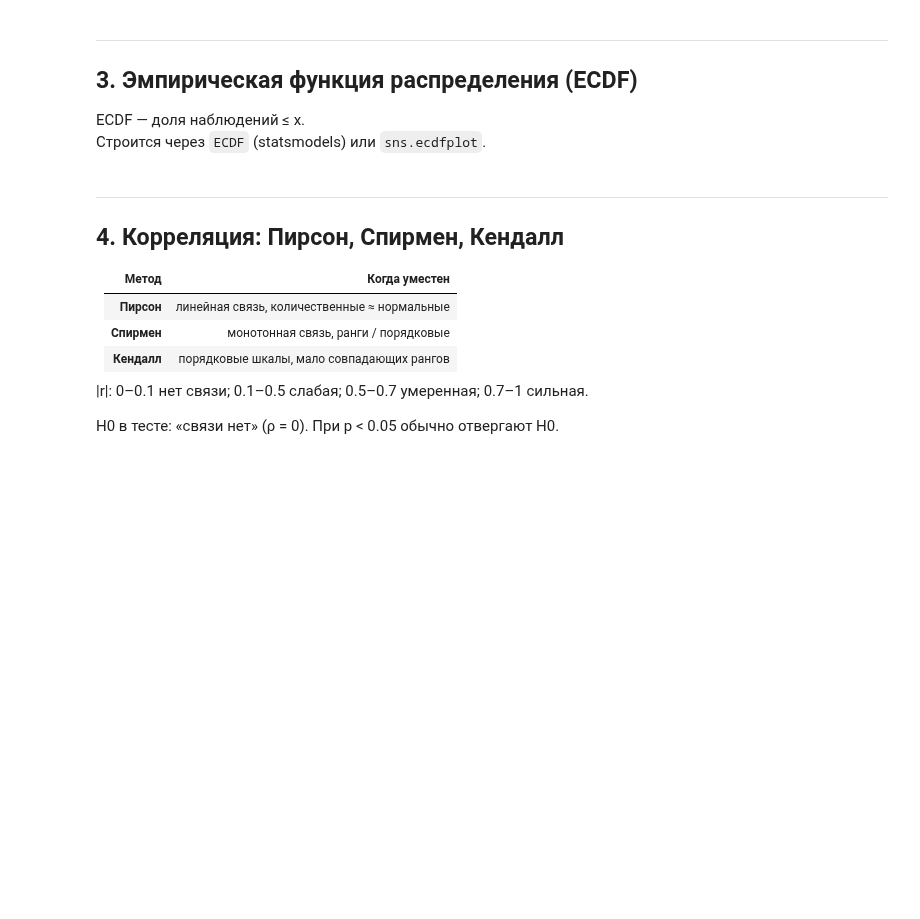
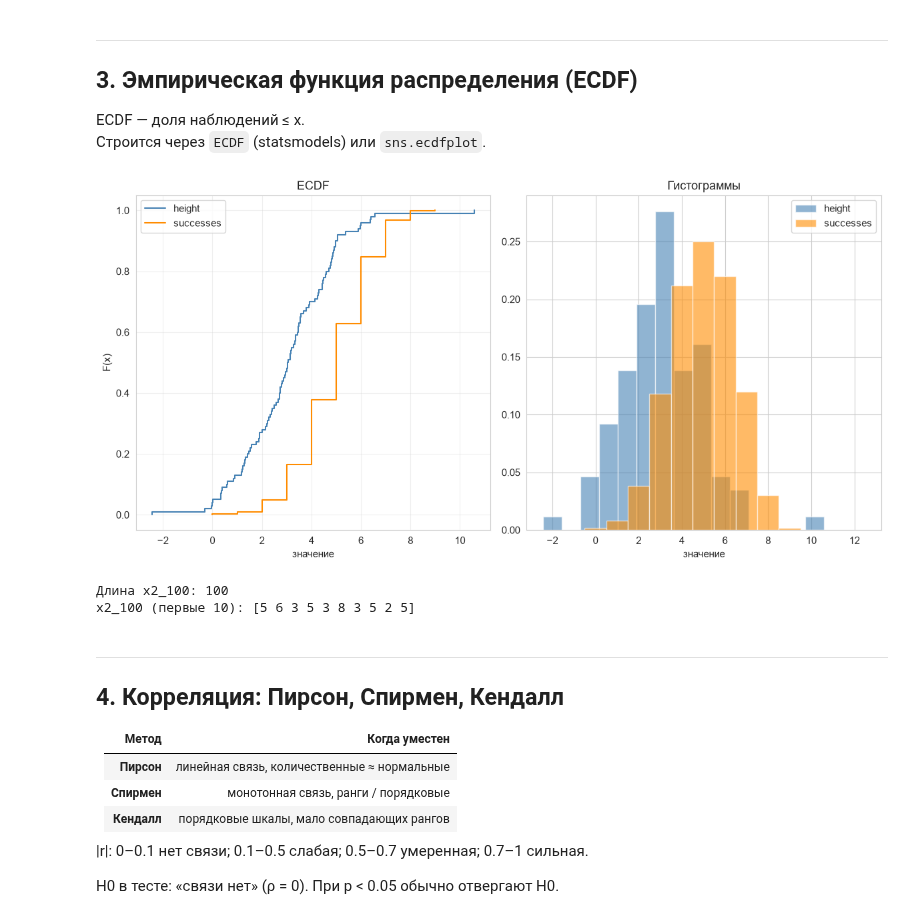
Before and after one commit to Qweeckusha/big_data_vvsu, a Jupyter notebook: practices/lab5/Task_05_Correlation_Python.ipynb, the cells around one changed output. Drawn from its saved outputs; the diff is of its cells as text; code cells hidden in the pictures; blank space fills up the shorter version.

```diff
--- a/practices/lab5/Task_05_Correlation_Python.ipynb
+++ b/practices/lab5/Task_05_Correlation_Python.ipynb
@@ -31,9 +31,9 @@ np.random.seed(7)
 
 **Демо:** «рост» $N(170,\,8)$, $n = 80$.
 # %%
-height = stats.norm.rvs(loc=170, scale=8, size=80)
+x1 = stats.norm.rvs(loc=3, scale=2, size=100)
 
-print("Первые 8:", height[:8].round(2))
-print(f"mean = {height.mean():.3f}")
-print(f"sd   = {height.std(ddof=1):.3f}")
-print(f"var  = {height.var(ddof=1):.3f}")
+print("Первые 8:", x1[:8].round(2))
+print(f"среднее mean                = {x1.mean():.3f}")
+print(f"Стандартное отклонение sd   = {x1.std(ddof=1):.3f}")
+print(f"дисперсия var               = {x1.var(ddof=1):.3f}")
@@ -45,7 +50,11 @@ print(f"var  = {height.var(ddof=1):.3f}")
 
 **Демо:** число успехов в 12 испытаниях, $p=0.4$, объём 200.
 # %%
-successes = stats.binom.rvs(n=12, p=0.4, size=200)
+x2 = stats.binom.rvs(n=10, p=0.5, size=500)
 
-print("Первые 15:", successes[:15])
-print(pd.Series(successes).describe())
+print("Первые 15:", x2[:15])
+print(f"среднее mean                = {x2.mean():.3f}")
+print(f"Стандартное отклонение sd   = {x2.std(ddof=1):.3f}")
+print(f"дисперсия var               = {x2.var(ddof=1):.3f}")
+print('Series: ')
+print(pd.Series(x2).describe())
@@ -56,28 +80,38 @@ print(pd.Series(successes).describe())
 ECDF — доля наблюдений ≤ x.
 Строится через `ECDF` (statsmodels) или `sns.ecdfplot`.
 # %%
-ecdf_h = ECDF(height)
-ecdf_s = ECDF(successes)
+ecdf_h = ECDF(x1)
+ecdf_s = ECDF(x2)
 
-fig, axes = plt.subplots(1, 2, figsize=(12, 4))
+fig, axes = plt.subplots(1, 2, figsize=(12, 6))
 
 axes[0].step(ecdf_h.x, ecdf_h.y, where="post", color="steelblue", label="height")
 axes[0].step(ecdf_s.x, ecdf_s.y, where="post", color="darkorange", label="successes")
 axes[0].set_title("ECDF")
 axes[0].set_xlabel("значение")
 axes[0].set_ylabel("F(x)")
 axes[0].legend()
 axes[0].grid(True, alpha=0.3)
 
-axes[1].hist(height, bins=15, density=True, alpha=0.6, color="steelblue", label="height")
-axes[1].hist(successes, bins=range(0, 14), density=True, alpha=0.6,
+axes[1].hist(x1, bins=15, density=True, alpha=0.6, color="steelblue", label="height")
+axes[1].hist(x2, bins=range(0, 14), density=True, alpha=0.6,
              color="darkorange", align="left", label="successes")
 axes[1].set_title("Гистограммы")
 axes[1].set_xlabel("значение")
 axes[1].legend()
 
 plt.tight_layout()
 plt.show()
+# %% [output]
+[figure, added]
+# %%
+x2_100 = x2[-100:]
+
+print("Длина x2_100:", len(x2_100))
+print("x2_100 (первые 10):", x2_100[:10])
+# %% [output]
+Длина x2_100: 100
+x2_100 (первые 10): [5 6 3 5 3 8 3 5 2 5]
 # %% [markdown]
 ---
 ## 4. Корреляция: Пирсон, Спирмен, Кендалл
```
Also changed, not shown: parts of 20 cells of this notebook, 1 other file.
